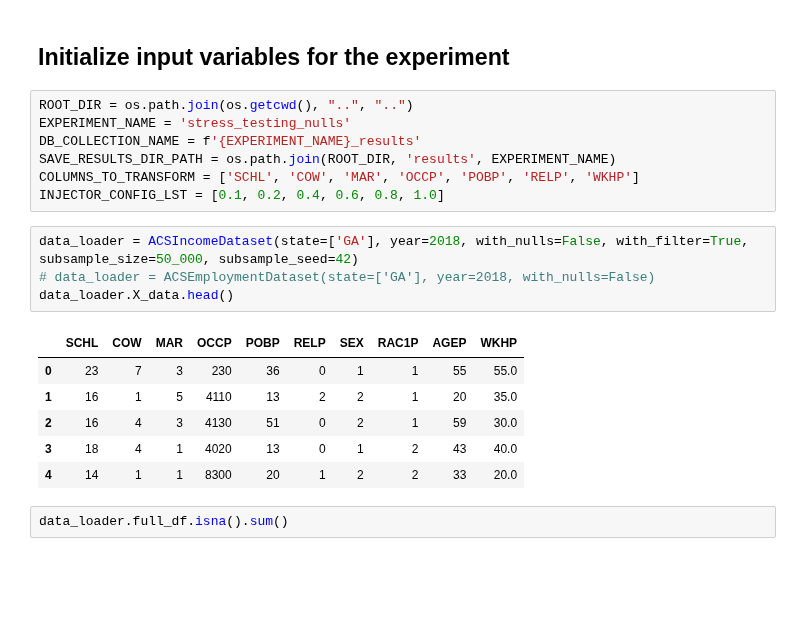
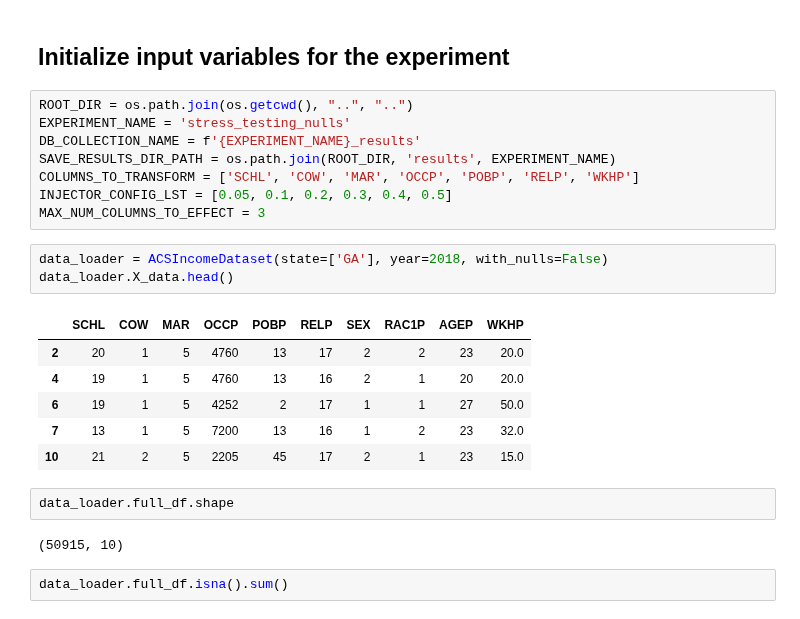
Before and after one commit to FalaahArifKhan/fairness-variance, a Jupyter notebook: notebooks/models_stress_testing/Folktables_Income_GA_With_Random_Nulls.ipynb, the cells around one changed output. Cells and saved outputs as stored; diff of their text form; blank space fills up the shorter version.

```diff
--- a/notebooks/models_stress_testing/Folktables_Income_GA_With_Random_Nulls.ipynb
+++ b/notebooks/models_stress_testing/Folktables_Income_GA_With_Random_Nulls.ipynb
@@ -49,18 +52,22 @@ EXPERIMENT_NAME = 'stress_testing_nulls'
 DB_COLLECTION_NAME = f'{EXPERIMENT_NAME}_results'
 SAVE_RESULTS_DIR_PATH = os.path.join(ROOT_DIR, 'results', EXPERIMENT_NAME)
 COLUMNS_TO_TRANSFORM = ['SCHL', 'COW', 'MAR', 'OCCP', 'POBP', 'RELP', 'WKHP']
-INJECTOR_CONFIG_LST = [0.1, 0.2, 0.4, 0.6, 0.8, 1.0]
+INJECTOR_CONFIG_LST = [0.05, 0.1, 0.2, 0.3, 0.4, 0.5]
+MAX_NUM_COLUMNS_TO_EFFECT = 3
 # %%
-data_loader = ACSIncomeDataset(state=['GA'], year=2018, with_nulls=False, with_filter=True, subsample_size=50_000, subsample_seed=42)
-# data_loader = ACSEmploymentDataset(state=['GA'], year=2018, with_nulls=False)
+data_loader = ACSIncomeDataset(state=['GA'], year=2018, with_nulls=False)
 data_loader.X_data.head()
 # %% [output]
 |  | SCHL | COW | MAR | OCCP | POBP | RELP | SEX | RAC1P | AGEP | WKHP |
-| 0 | 23 | 7 | 3 | 230 | 36 | 0 | 1 | 1 | 55 | 55.0 |
-| 1 | 16 | 1 | 5 | 4110 | 13 | 2 | 2 | 1 | 20 | 35.0 |
-| 2 | 16 | 4 | 3 | 4130 | 51 | 0 | 2 | 1 | 59 | 30.0 |
-| 3 | 18 | 4 | 1 | 4020 | 13 | 0 | 1 | 2 | 43 | 40.0 |
-| 4 | 14 | 1 | 1 | 8300 | 20 | 1 | 2 | 2 | 33 | 20.0 |
+| 2 | 20 | 1 | 5 | 4760 | 13 | 17 | 2 | 2 | 23 | 20.0 |
+| 4 | 19 | 1 | 5 | 4760 | 13 | 16 | 2 | 1 | 20 | 20.0 |
+| 6 | 19 | 1 | 5 | 4252 | 2 | 17 | 1 | 1 | 27 | 50.0 |
+| 7 | 13 | 1 | 5 | 7200 | 13 | 16 | 1 | 2 | 23 | 32.0 |
+| 10 | 21 | 2 | 5 | 2205 | 45 | 17 | 2 | 1 | 23 | 15.0 |
+# %%
+data_loader.full_df.shape
+# %% [output]
+(50915, 10)
 # %%
 data_loader.full_df.isna().sum()
 # %% [output]
```
Also changed, not shown: parts of 6 cells of this notebook, 44 other files.
